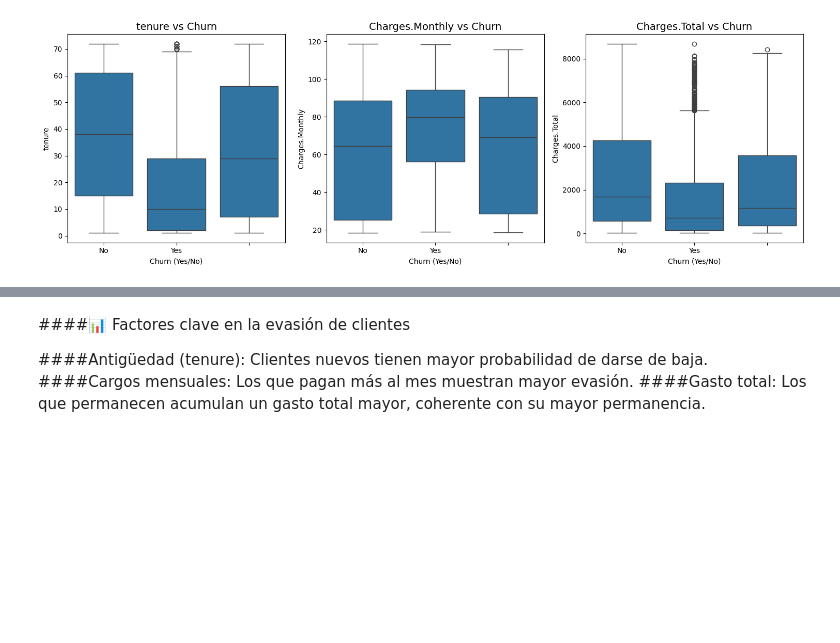
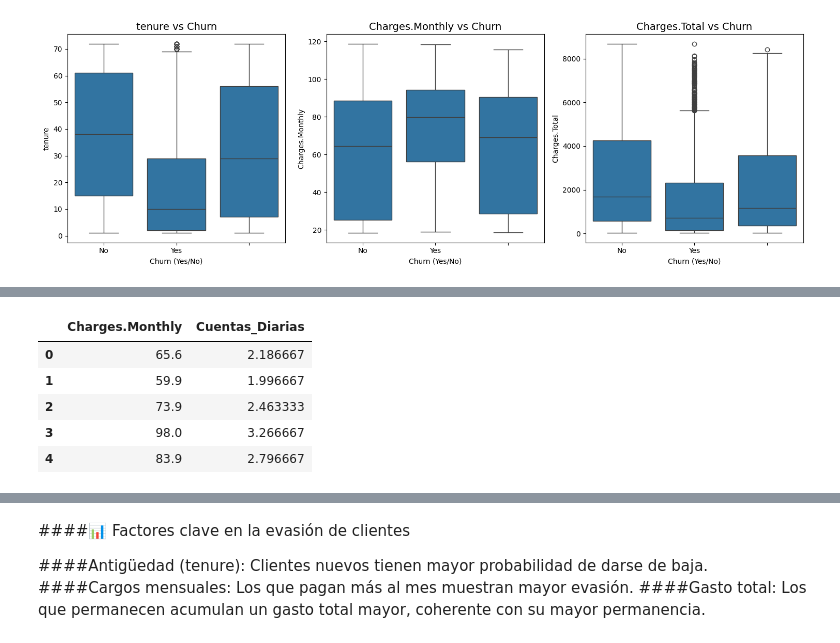
Before and after one commit to Zhumioke/Challenge_Telecom_X, a Jupyter notebook: Challenge_Telecom_X.ipynb, the cells around one changed output, grey strips where cells are left out. Drawn from its saved outputs; the diff is of its cells as text; code cells hidden in the pictures; blank space fills up the shorter version.

```diff
--- a/Challenge_Telecom_X.ipynb
+++ b/Challenge_Telecom_X.ipynb
@@ -433,0 +481,26 @@ plt.show()
+# %%
+#Manejo de valores nulos
+for col in df_final.columns:
+    if df_final[col].isnull().sum() > 0:
+        if df_final[col].dtype in ['float64', 'int64']:
+            # Imputar con la media
+            df_final.loc[:, col] = df_final[col].fillna(df_final[col].mean())
+        else:
+            # Imputar con la moda para categóricas
+            df_final.loc[:, col] = df_final[col].fillna(df_final[col].mode()[0])
+
+#Corrección de tipos de datos si es necesario
+# Ejemplo: si hubiera una columna fecha
+# df_final['fecha'] = pd.to_datetime(df_final['fecha'], errors='coerce')
+
+
+# Valores fuera de rango o errores específicos
+# Ejemplo: edades negativas se ponen en NaN y se imputan con la media
+if 'Age' in df_final.columns:
+    df_final.loc[df_final['Age'] < 0, 'Age'] = df_final['Age'].mean()
+
+# Confirmar limpieza
+print("Valores nulos restantes por columna:")
+print(df_final.isnull().sum())
+print("\nTipos de datos finales:")
+print(df_final.dtypes)
@@ -433,0 +525,20 @@ plt.show()
+# %%
+#Cuentas diarias:
+# Asegurarse de trabajar sobre una copia para evitar warnings
+df_final = df_final.copy()
+
+# Limpiar símbolos de moneda y convertir a float
+df_final.loc[:, 'Charges.Monthly'] = df_final['Charges.Monthly'].astype(str).str.replace('$', '', regex=False).astype(float)
+
+# Crear columna Cuentas_Diarias de forma segura
+df_final.loc[:, 'Cuentas_Diarias'] = df_final['Charges.Monthly'] / 30
+
+# Verificar las primeras filas
+df_final[['Charges.Monthly', 'Cuentas_Diarias']].head()
+# %% [output]
+|  | Charges.Monthly | Cuentas_Diarias |
+| 0 | 65.6 | 2.186667 |
+| 1 | 59.9 | 1.996667 |
+| 2 | 73.9 | 2.463333 |
+| 3 | 98.0 | 3.266667 |
+| 4 | 83.9 | 2.796667 |
```
Also changed, not shown: parts of 22 cells of this notebook.
